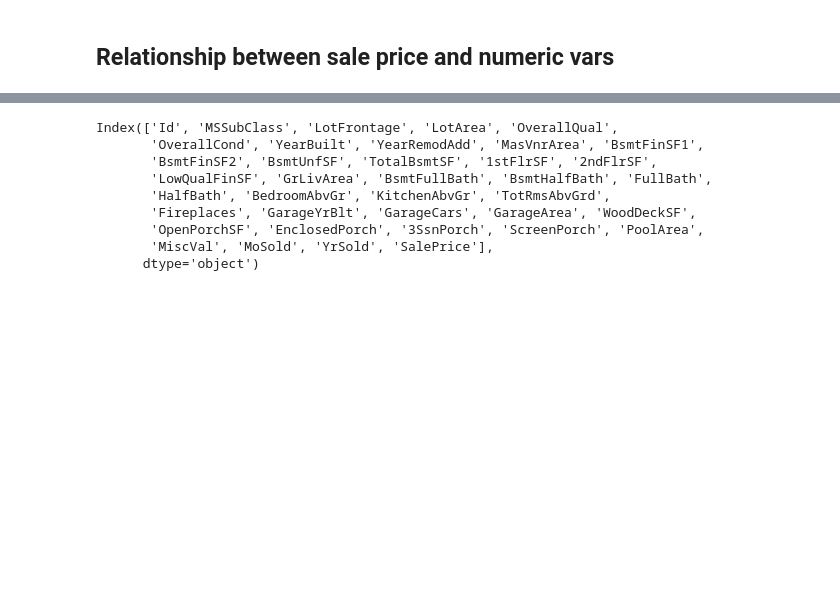
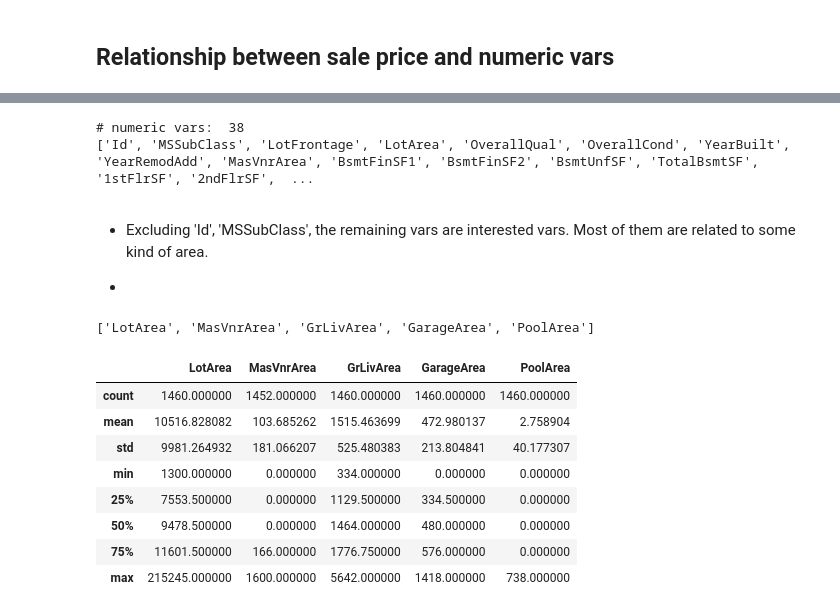
Before and after one commit to victor-luu191/house_price, a Jupyter notebook: EDA.ipynb, the cells around one changed output, grey strips where cells are left out. Drawn from its saved outputs; the diff is of its cells as text; code cells hidden in the pictures; blank space fills up the shorter version.

```diff
--- a/EDA.ipynb
+++ b/EDA.ipynb
@@ -49,13 +79,12 @@ Most prices are in range 100-200K.
 # %%
 # what are existing numeric vars?
-train.columns[np.where(train.dtypes != 'object')]
+num_vars = list(train.columns[np.where( train.dtypes != 'object')])
+print('# numeric vars: ', len(num_vars))
+print(num_vars)
 # %% [output]
-Index(['Id', 'MSSubClass', 'LotFrontage', 'LotArea', 'OverallQual',
-       'OverallCond', 'YearBuilt', 'YearRemodAdd', 'MasVnrArea', 'BsmtFinSF1',
-       'BsmtFinSF2', 'BsmtUnfSF', 'TotalBsmtSF', '1stFlrSF', '2ndFlrSF',
-       'LowQualFinSF', 'GrLivArea', 'BsmtFullBath', 'BsmtHalfBath', 'FullBath',
-       'HalfBath', 'BedroomAbvGr', 'KitchenAbvGr', 'TotRmsAbvGrd',
-       'Fireplaces', 'GarageYrBlt', 'GarageCars', 'GarageArea', 'WoodDeckSF',
-       'OpenPorchSF', 'EnclosedPorch', '3SsnPorch', 'ScreenPorch', 'PoolArea',
-       'MiscVal', 'MoSold', 'YrSold', 'SalePrice'],
-      dtype='object')
+# numeric vars:  38
+['Id', 'MSSubClass', 'LotFrontage', 'LotArea', 'OverallQual', 'OverallCond', 'YearBuilt', 'YearRemodAdd', 'MasVnrArea', 'BsmtFinSF1', 'BsmtFinSF2', 'BsmtUnfSF', 'TotalBsmtSF', '1stFlrSF', '2ndFlrSF',  ...
+# %% [markdown]
++ Excluding 'Id', 'MSSubClass', the remaining vars are interested vars. Most of them are related to some kind of area.
+
++
@@ -61,0 +94,16 @@ Index(['Id', 'MSSubClass', 'LotFrontage', 'LotArea', 'OverallQual',
+# %%
+# look at vars for area first
+area_vars = [s for s in num_vars if 'Area' in s]
+print(area_vars)
+train[area_vars].describe()
+# %% [output]
+['LotArea', 'MasVnrArea', 'GrLivArea', 'GarageArea', 'PoolArea']
+|  | LotArea | MasVnrArea | GrLivArea | GarageArea | PoolArea |
+| count | 1460.000000 | 1452.000000 | 1460.000000 | 1460.000000 | 1460.000000 |
+| mean | 10516.828082 | 103.685262 | 1515.463699 | 472.980137 | 2.758904 |
+| std | 9981.264932 | 181.066207 | 525.480383 | 213.804841 | 40.177307 |
+| min | 1300.000000 | 0.000000 | 334.000000 | 0.000000 | 0.000000 |
+| 25% | 7553.500000 | 0.000000 | 1129.500000 | 334.500000 | 0.000000 |
+| 50% | 9478.500000 | 0.000000 | 1464.000000 | 480.000000 | 0.000000 |
+| 75% | 11601.500000 | 166.000000 | 1776.750000 | 576.000000 | 0.000000 |
+| max | 215245.000000 | 1600.000000 | 5642.000000 | 1418.000000 | 738.000000 |
```
Also changed, not shown: parts of 8 cells of this notebook.
